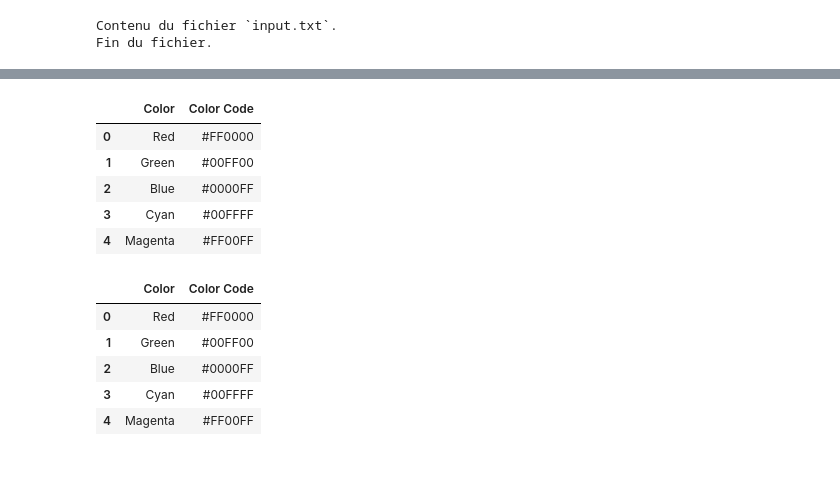
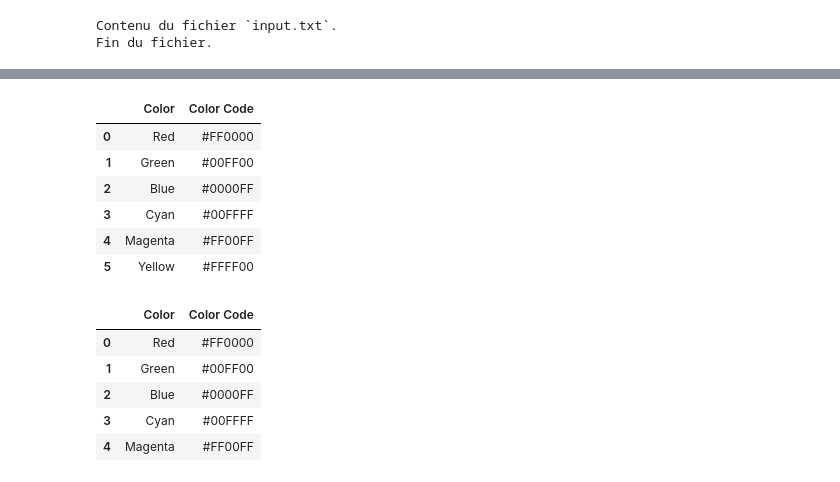
Before and after one commit to ZorroLeVrai/Python.Bureautique, a Jupyter notebook: Notebooks/importation_données.ipynb, the cells around one changed output, grey strips where cells are left out. Cells and saved outputs as stored; diff of their text form; code cells hidden in the pictures.

```diff
--- a/Notebooks/importation_données.ipynb
+++ b/Notebooks/importation_données.ipynb
@@ -77,18 +62,19 @@ with open('input.csv', 'r') as csv_file:
 # %%
 import pandas as pd
 
 # Lecture d'un fichier CSV
 donnees_csv = pd.read_csv('input.csv')
 
 # Affichage des premières lignes
-donnees_csv.head()
+donnees_csv
 # %% [output]
 |  | Color | Color Code |
 | 0 | Red | #FF0000 |
 | 1 | Green | #00FF00 |
 | 2 | Blue | #0000FF |
 | 3 | Cyan | #00FFFF |
 | 4 | Magenta | #FF00FF |
+| 5 | Yellow | #FFFF00 |
 # %%
 import pandas as pd
 
```
Also changed, not shown: parts of 3 cells of this notebook, 4 other files.
